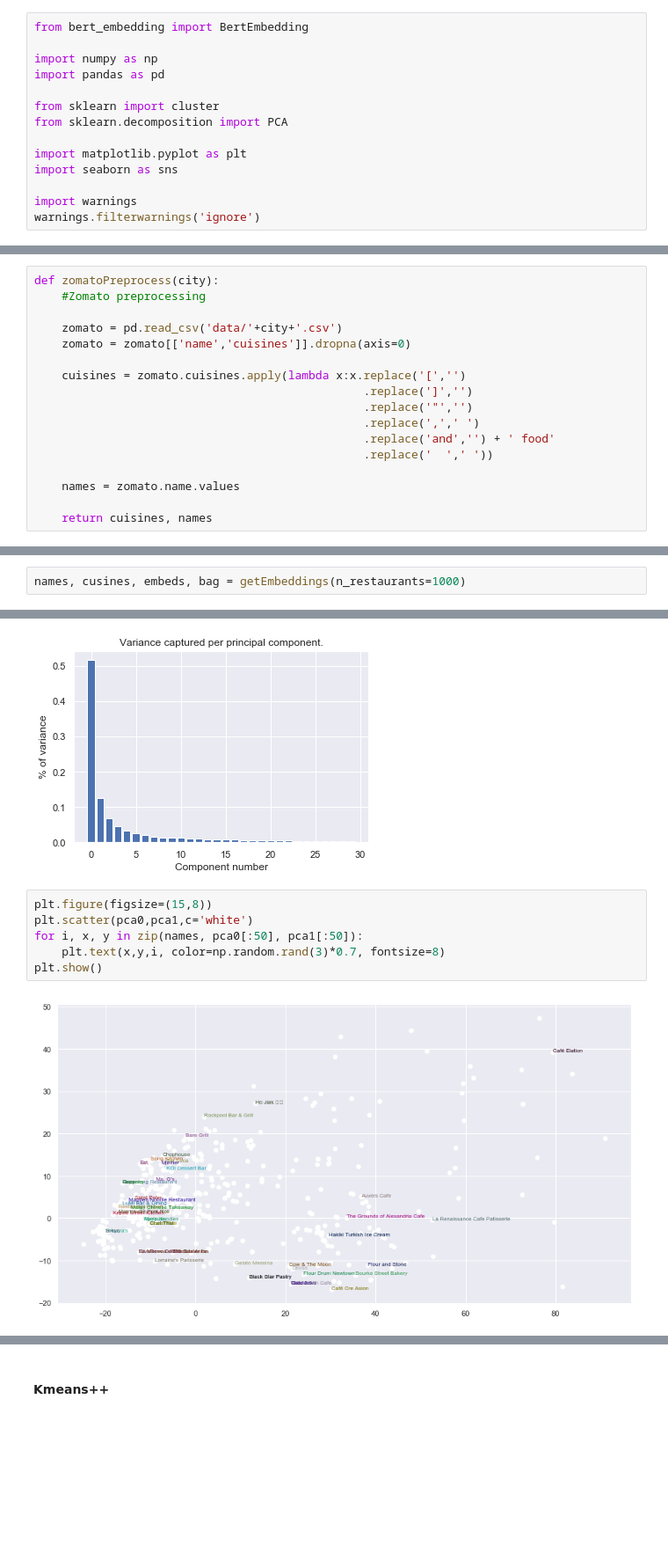
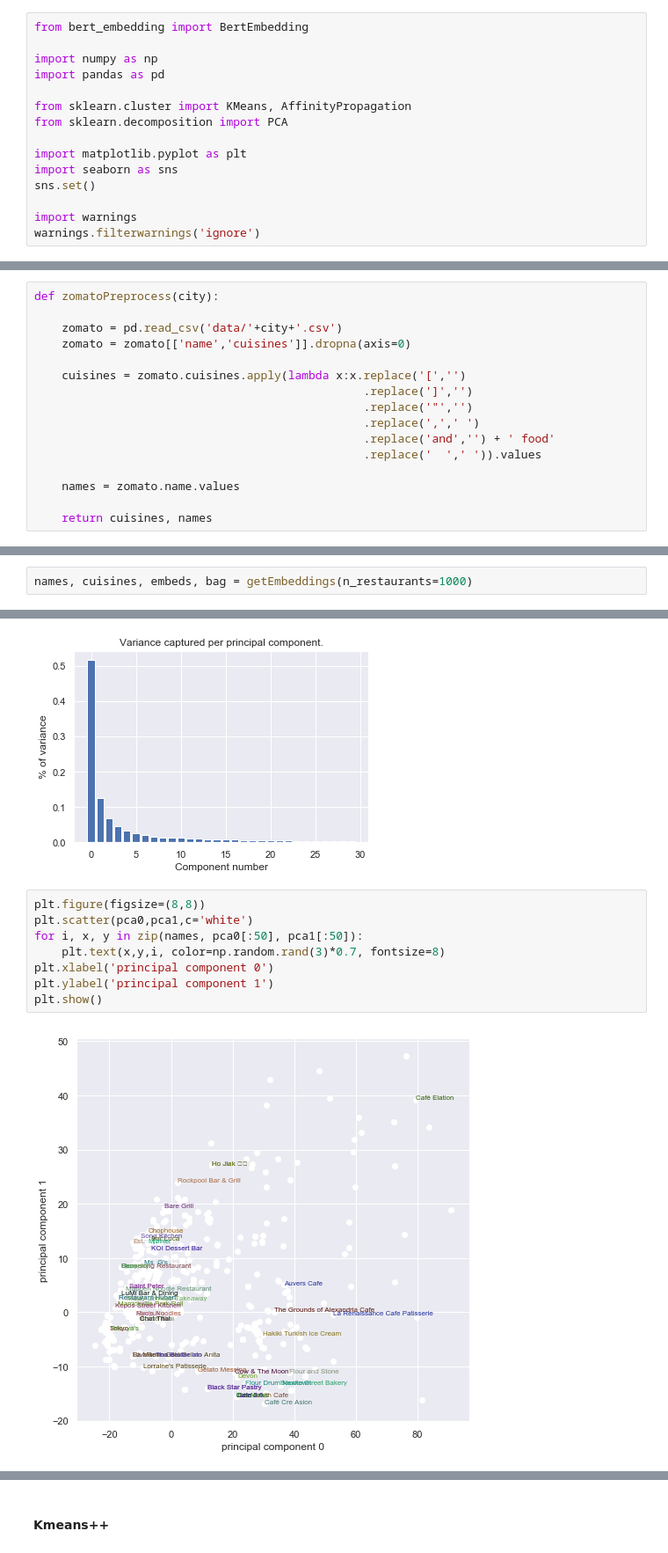
Before and after one commit to Z-an/BERT_zomato, a Jupyter notebook: bert_embeddings.ipynb, the cells around one changed output, grey strips where cells are left out. Shown at 88% size. Saved outputs shown, nothing was run; the diff lists cells and outputs as text; blank space fills up the shorter version.

```diff
--- a/bert_embeddings.ipynb
+++ b/bert_embeddings.ipynb
@@ -4,11 +4,12 @@ from bert_embedding import BertEmbedding
 import numpy as np
 import pandas as pd
 
-from sklearn import cluster
+from sklearn.cluster import KMeans, AffinityPropagation
 from sklearn.decomposition import PCA
 
 import matplotlib.pyplot as plt
 import seaborn as sns
+sns.set()
 
 import warnings
 warnings.filterwarnings('ignore')
@@ -16,7 +17,6 @@ warnings.filterwarnings('ignore')
 CITY = 'sydney'
 # %%
 def zomatoPreprocess(city):
-    #Zomato preprocessing
 
     zomato = pd.read_csv('data/'+city+'.csv')
     zomato = zomato[['name','cuisines']].dropna(axis=0)
@@ -26,7 +26,7 @@ def zomatoPreprocess(city):
                                                 .replace('"','')
                                                 .replace(',',' ')
                                                 .replace('and','') + ' food'
-                                                .replace('  ',' '))
+                                                .replace('  ',' ')).values
 
     names = zomato.name.values
 
@@ -92,7 +101,7 @@ def getEmbeddings(n_restaurants=100,city=CITY):
 
     return names,cuisines,embeds,bagofembeddings
 # %%
-names, cusines, embeds, bag = getEmbeddings(n_restaurants=1000)
+names, cuisines, embeds, bag = getEmbeddings(n_restaurants=1000)
 # %% [output]
 Cleaning Zomato data for sydney.
 
@@ -117,11 +126,13 @@ plt.show()
 # %% [output]
 [figure]
 # %%
-plt.figure(figsize=(15,8))
+plt.figure(figsize=(8,8))
 plt.scatter(pca0,pca1,c='white')
 for i, x, y in zip(names, pca0[:50], pca1[:50]):
     plt.text(x,y,i, color=np.random.rand(3)*0.7, fontsize=8)
+plt.xlabel('principal component 0')
+plt.ylabel('principal component 1')
 plt.show()
 # %% [output]
-[figure, old version]
+[figure, new version]
 # %%
```
Also changed, not shown: parts of 37 cells of this notebook, 2 other files.
